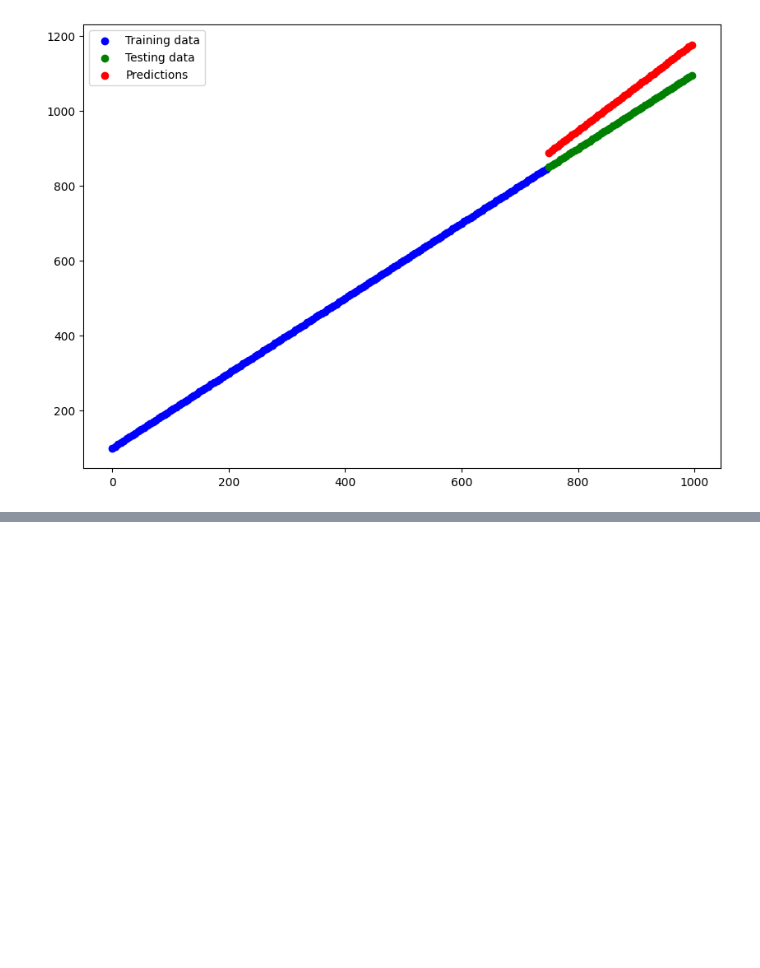
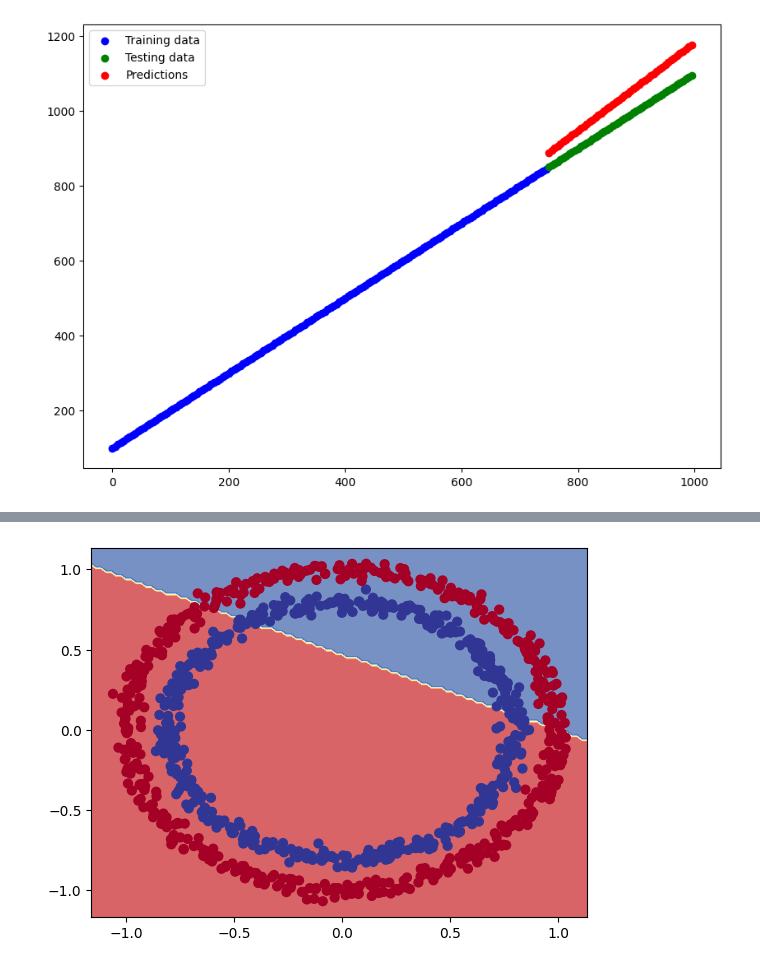
Before and after one commit to tankTopTaro/TensorFlow-Colab-Notebooks, a Jupyter notebook: 02_neural_network_classification_with_tensorflow.ipynb, the cells around one changed output, grey strips where cells are left out. Cells and saved outputs as stored; diff of their text form; code cells hidden in the pictures; blank space fills up the shorter version.

```diff
--- a/02_neural_network_classification_with_tensorflow.ipynb
+++ b/02_neural_network_classification_with_tensorflow.ipynb
@@ -262,0 +265,12 @@ plt.legend()
+# %%
+tf.random.set_seed(42)
+
+model_4 = tf.keras.Sequential([
+    tf.keras.layers.Dense(1, activation=tf.keras.activations.linear),
+])
+
+model_4.compile(loss="binary_crossentropy",
+                optimizer=tf.keras.optimizers.Adam(learning_rate=0.001),
+                metrics=["accuracy"])
+
+history = model_4.fit(X, y, epochs=100)
@@ -262,0 +300,3 @@ plt.legend()
+# %%
+plot_decision_boundary(model=model_4, X=X, y=y)
+# %% [output]
@@ -262,0 +306 @@ plt.legend()
+[figure, added]
```
Also changed, not shown: parts of 10 cells of this notebook.
